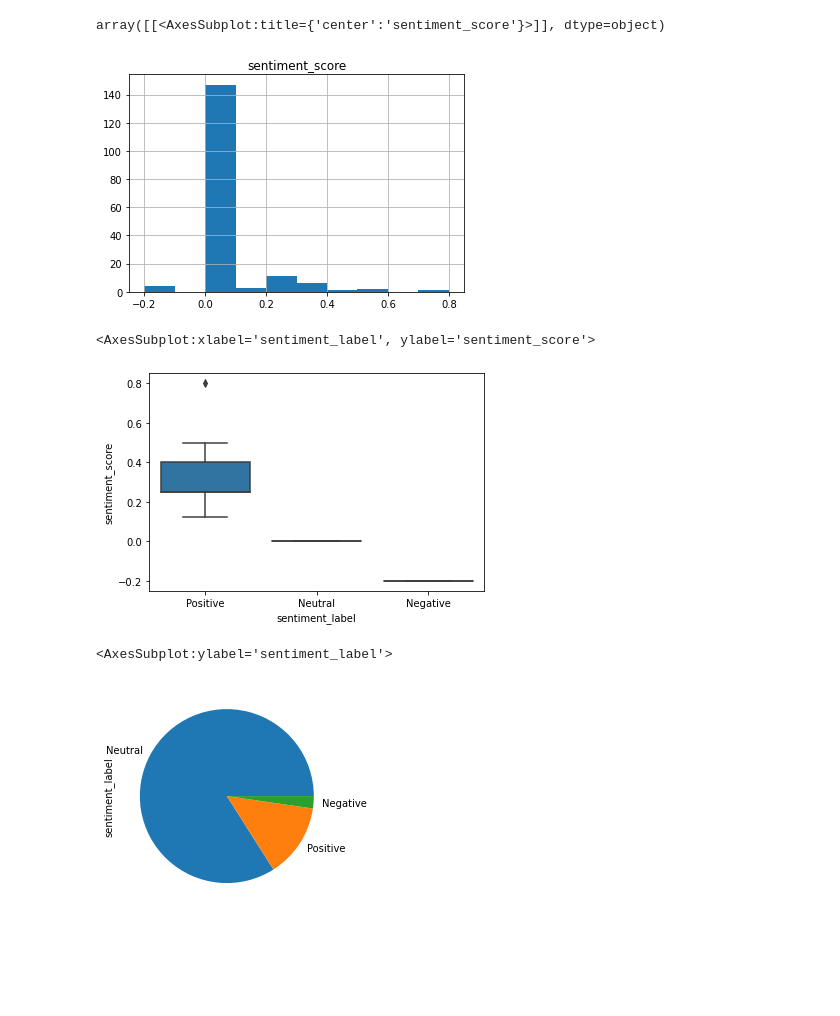
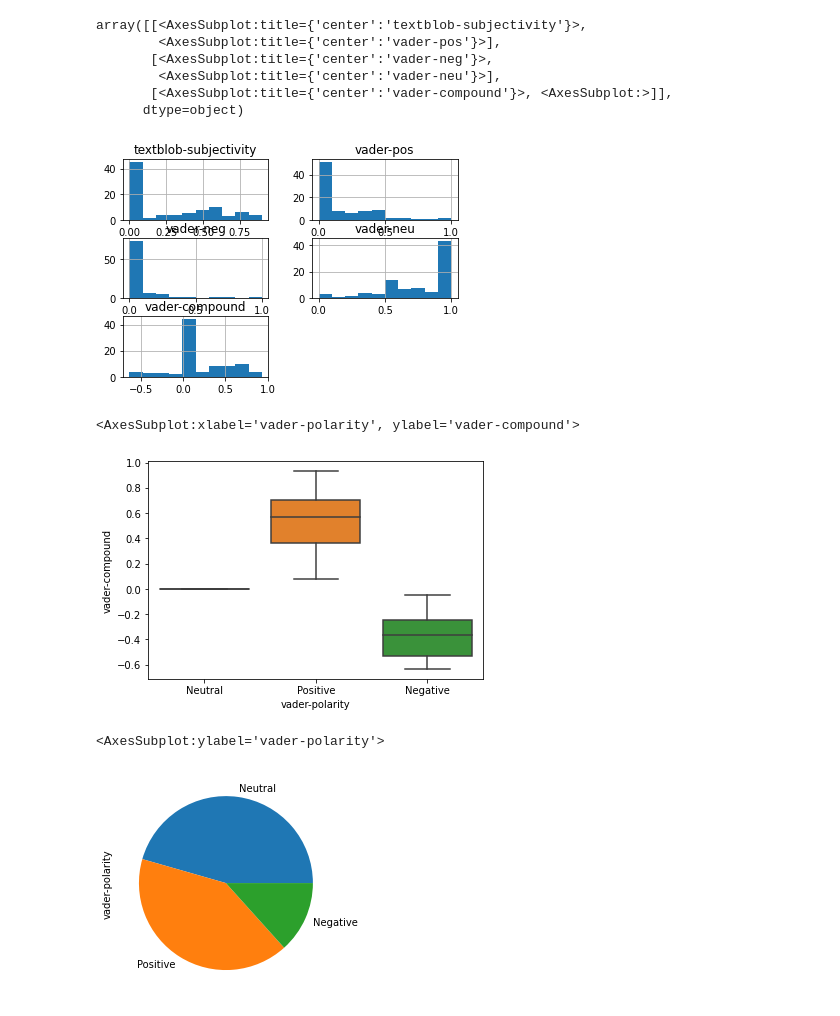
Before and after one commit to luc-rap/Analyza-sentimentu-VADER, a Jupyter notebook: textblob.ipynb, the cells around one changed output. Cells and saved outputs as stored; diff of their text form; code cells hidden in the pictures; blank space fills up the shorter version.

```diff
--- a/textblob.ipynb
+++ b/textblob.ipynb
@@ -212,0 +274,34 @@ print(test_sentence_)
+# %%
+def search(values, searchFor):
+    for word in searchFor:
+        for k in values:
+            for v in values[k]:
+                if searchFor in v:
+                    return k
+    return None
+# %%
+df_azure_speech = pd.DataFrame(columns=['Sentence', 'Pre-processed sentence', 'textblob-subjectivity', 'vader-pos', 'vader-neg', 'vader-neu', 'vader-compound', 'vader-polarity', 'sentiment-category'])
+pos_words_str_vader = ""
+neg_words_str_vader = ""
+# %%
+for sentence, line in zip(sentences, preprocessed_text):
+    line = " ".join(line)
+    txtblob_object = TextBlob(line)
+    subjectivity = txtblob_object.sentiment.subjectivity
+    sentiment_vader = analyzer.polarity_scores(line)
+
+    sent_cat = []
+
+    if search(sentiment_category, line) is not None:
+        sent_cat.append(search(sentiment_category, line))
+
+    if sentiment_vader['compound'] < 0:
+        polarity = 'Negative'
+        neg_words_str_vader += line
+
+    elif sentiment_vader['compound'] > 0:
+        polarity = 'Positive'
+        pos_words_str_vader += line
+    else:
+        polarity = 'Neutral'
+    df_azure_speech = df_azure_speech.append({'Sentence': sentence,'Pre-processed sentence': line, 'textblob-subjectivity': subjectivity, 'vader-pos': sentiment_vader['pos'], 'vader-neg': sentiment_vader['neg'], 'vader-neu':sentiment_vader['neu'], 'vader-compound':sentiment_vader['compound'], 'vader-polarity': polarity, 'sentiment-category': sent_cat}, ignore_index=True)
@@ -323,9 +382,0 @@ analyzer = SentimentIntensityAnalyzer()
-# %%
-# textblob_objects = TextBlob(lines_lemma)
-for sentence, line in zip(sentences, lines_lemma):
-    txtblob_object = TextBlob(line)
-    sentiment = txtblob_object.sentiment.polarity
-    subjectivity = txtblob_object.sentiment.subjectivity
-    sentiment_vader = analyzer.polarity_scores(txtblob_object)
-    # df_azure_speech = pd.DataFrame(columns=['Sentence', 'Pre-processed sentence', 'textblob-subjectivity', 'textblob-score', 'vader-pos','textblob-polarity', 'vader-neg', 'vader-neu', 'vader-compound', 'vader-polarity'])
-    df_azure_speech = df_azure_speech.append({'Sentence': sentence,'Pre-processed sentence': line, 'textblob-subjectivity': subjectivity, 'textblob-score': sentiment, 'vader-pos': sentiment_vader['pos'], 'vader-neg': sentiment_vader['neg'], 'vader-neu':sentiment_vader['neu'], 'vader-compound':sentiment_vader['compound']}, ignore_index=True)
@@ -515,16 +383,21 @@ df_results
 # %%
-df_results.hist()
+df_azure_speech.hist()
 # %% [output]
-array([[<AxesSubplot:title={'center':'sentiment_score'}>]], dtype=object)
+array([[<AxesSubplot:title={'center':'textblob-subjectivity'}>,
+        <AxesSubplot:title={'center':'vader-pos'}>],
+       [<AxesSubplot:title={'center':'vader-neg'}>,
+        <AxesSubplot:title={'center':'vader-neu'}>],
+       [<AxesSubplot:title={'center':'vader-compound'}>, <AxesSubplot:>]],
+      dtype=object)
-[figure, old version]
+[figure, new version]
 # %%
-sns.boxplot(data=df_results, x="sentiment_label", y="sentiment_score")
+sns.boxplot(data=df_azure_speech, x="vader-polarity", y="vader-compound")
 # %% [output]
-<AxesSubplot:xlabel='sentiment_label', ylabel='sentiment_score'>
+<AxesSubplot:xlabel='vader-polarity', ylabel='vader-compound'>
-[figure, old version]
+[figure, new version]
 # %%
-df_results.sentiment_label.value_counts().plot(kind='pie')
+df_azure_speech['vader-polarity'].value_counts().plot(kind='pie')
 # %% [output]
-<AxesSubplot:ylabel='sentiment_label'>
+<AxesSubplot:ylabel='vader-polarity'>
-[figure, old version]
+[figure, new version]
 # %%
```
Also changed, not shown: parts of 86 cells of this notebook, 1 other file.
